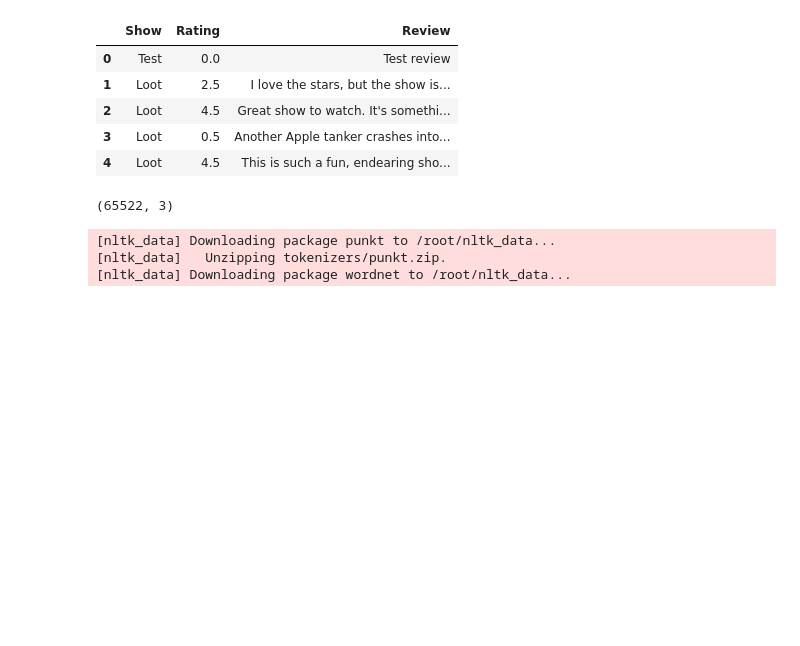
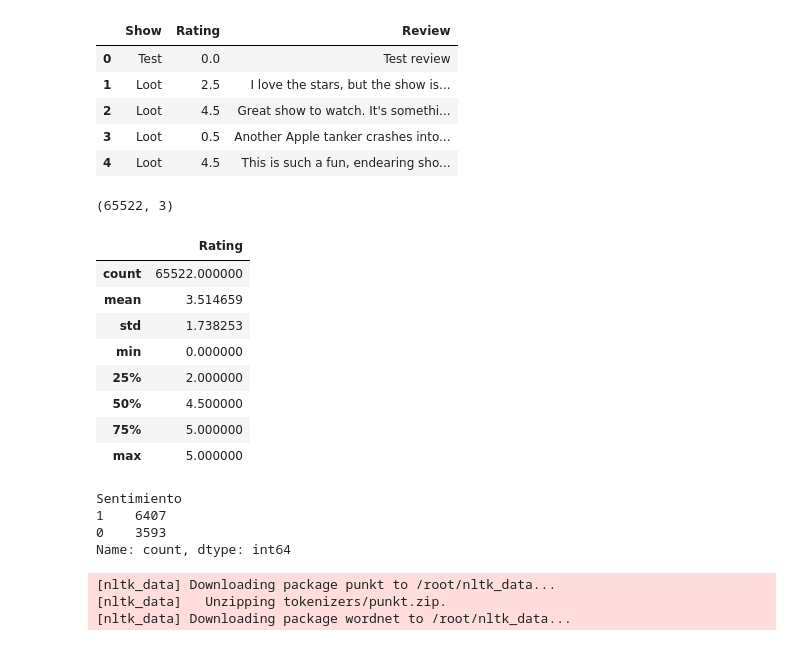
Before and after one commit to EzeRivero/Data-Science-III, a Jupyter notebook: DS3_Rivero_Final.ipynb, the cells around one changed output. Cells and saved outputs as stored; diff of their text form; code cells hidden in the pictures; blank space fills up the shorter version.

```diff
--- a/DS3_Rivero_Final.ipynb
+++ b/DS3_Rivero_Final.ipynb
@@ -47,19 +47,33 @@ df.shape
 # %% [output]
 (65522, 3)
+# %%
+df.describe()
+# %% [output]
+|  | Rating |
+| count | 65522.000000 |
+| mean | 3.514659 |
+| std | 1.738253 |
+| min | 0.000000 |
+| 25% | 2.000000 |
+| 50% | 4.500000 |
+| 75% | 5.000000 |
+| max | 5.000000 |
 # %%
 # 2. Crear la variable objetivo (Clasificación Binaria)
 # Consideramos reseñas > 3.0 como Positivas (1) y <= 3.0 como Negativas (0)
-df['Sentiment'] = df['Rating'].apply(lambda x: 1 if x > 3.0 else 0)
+df['Sentimiento'] = df['Rating'].apply(lambda x: 1 if x > 3.0 else 0)
 
-# 3. Eliminar nulos en el texto si los hay
-df = df.dropna(subset=['Review'])
-
-# 4. Reducir el dataset a 5000 registros manteniendo la proporción de clases (estratificado)
+# 4. Reducir el dataset a 10000 registros manteniendo la proporción de clases (estratificado)
 # Usamos train_test_split para tomar la muestra de forma rápida y balanceada
-df_sample, _ = train_test_split(df, train_size=5000, stratify=df['Sentiment'], random_state=42)
+df_sample, _ = train_test_split(df, train_size=10000, stratify=df['Sentimiento'], random_state=42)
 
 # Verificamos
-print(df_sample['Sentiment'].value_counts())
+print(df_sample['Sentimiento'].value_counts())
+# %% [output]
+Sentimiento
+1    6407
+0    3593
+Name: count, dtype: int64
 # %%
 nltk.download('punkt')
 nltk.download('wordnet')
```
Also changed, not shown: parts of 3 cells of this notebook.
